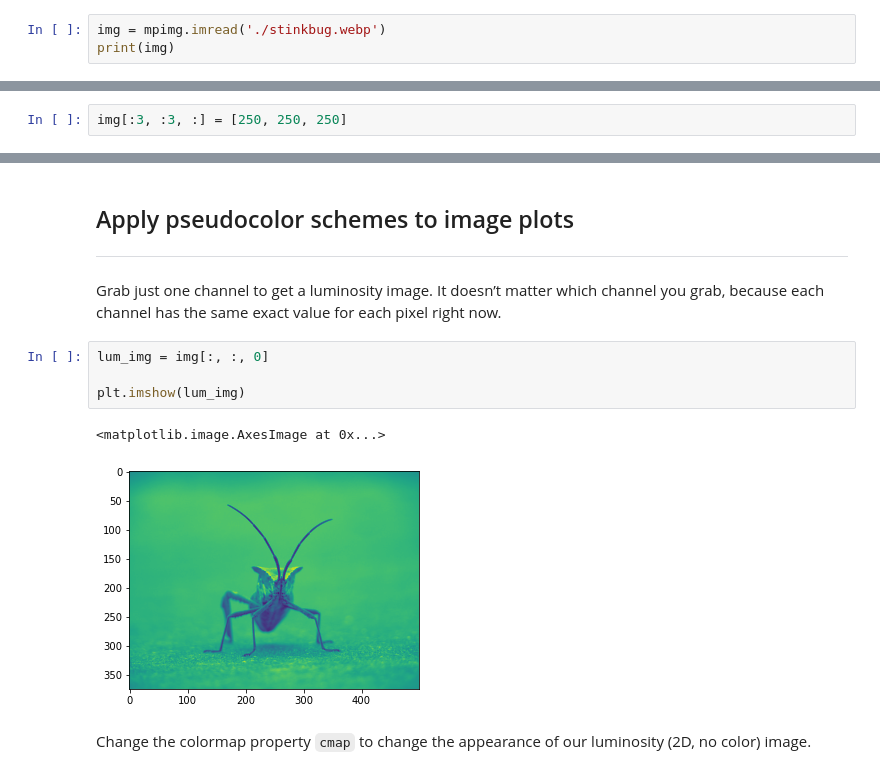
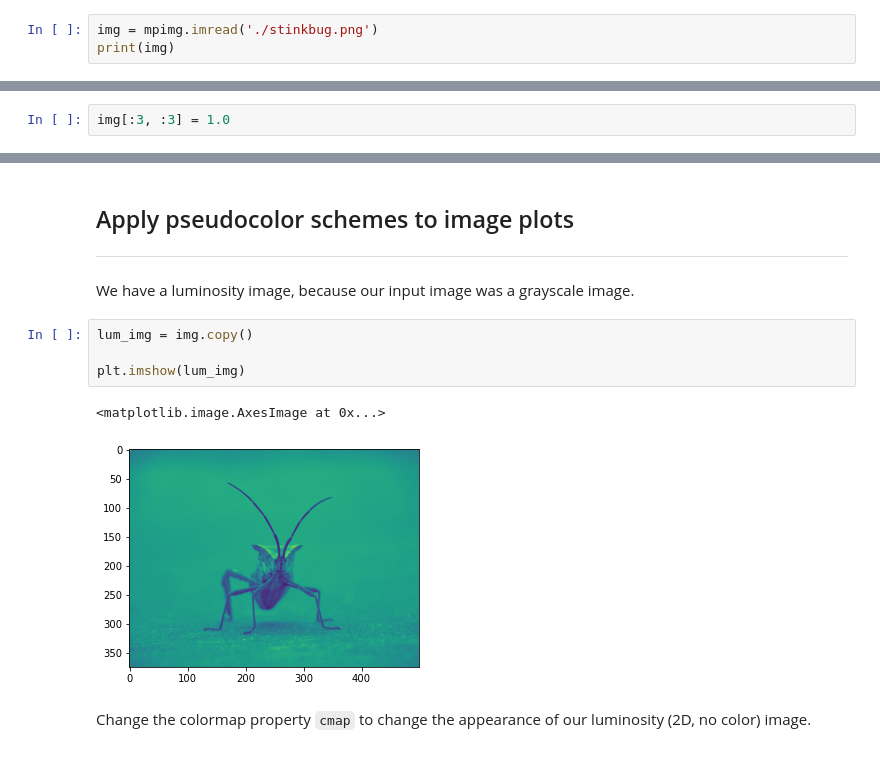
Before and after one commit to andyjakubowski/matplotlib-fun, a Jupyter notebook: images.ipynb, the cells around one changed output, grey strips where cells are left out. Saved outputs shown, nothing was run; the diff lists cells and outputs as text.

```diff
--- a/images.ipynb
+++ b/images.ipynb
@@ -8,6 +8,6 @@ import matplotlib.pyplot as plt
 import matplotlib.image as mpimg
 import numpy as np
 # %%
-img = mpimg.imread('./stinkbug.webp')
+img = mpimg.imread('./stinkbug.png')
 print(img)
 # %% [output]
@@ -57,4 +39,4 @@ imgplot = plt.imshow(img)
 
 I want to manually change a few pixels to better understand the structure of the NumPy array `matplotlib.image.imread` returns.
 # %%
-img[:3, :3, :] = [250, 250, 250]
+img[:3, :3] = 1.0
@@ -101,15 +81,15 @@ It’s working!!! 💥🚀
 # %% [markdown]
 ## Apply pseudocolor schemes to image plots
 ---
-# %% [markdown]
-Grab just one channel to get a luminosity image. It doesn’t matter which channel you grab, because each channel has the same exact value for each pixel right now.
+# %% [markdown]
+We have a luminosity image, because our input image was a grayscale image.
 # %%
-lum_img = img[:, :, 0]
+lum_img = img.copy()
 
 plt.imshow(lum_img)
 # %% [output]
 <matplotlib.image.AxesImage at 0x...>
-[figure, old version]
+[figure, new version]
 # %% [markdown]
 Change the colormap property `cmap` to change the appearance of our luminosity (2D, no color) image.
 # %%
```
Also changed, not shown: parts of 23 cells of this notebook.
